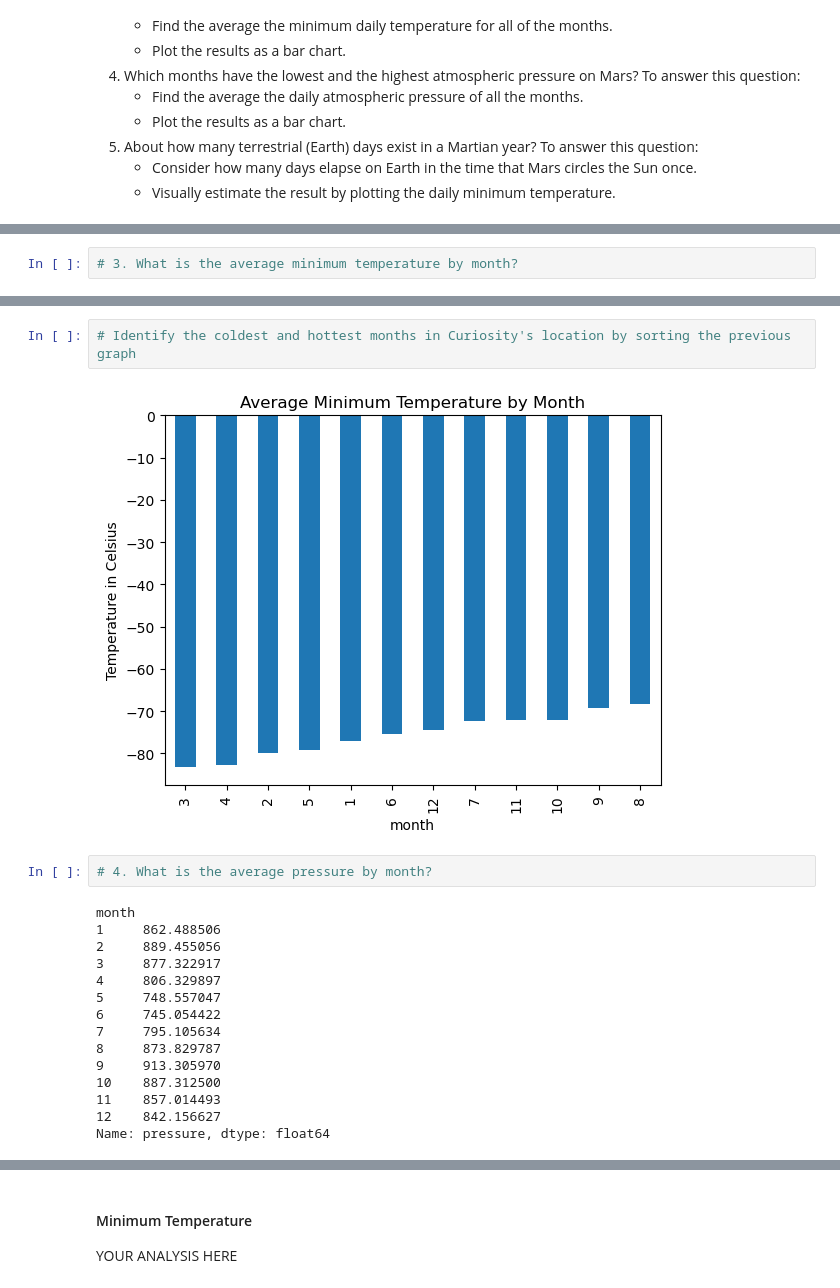
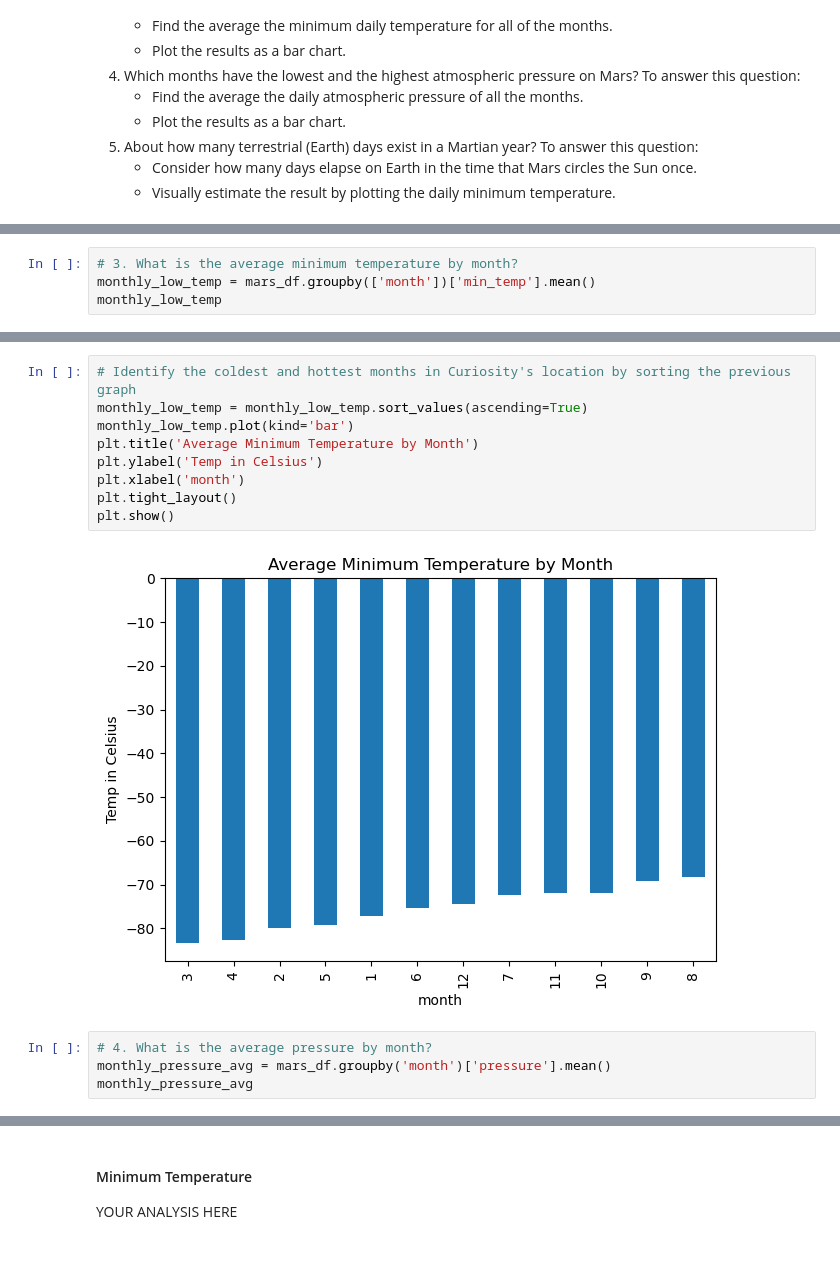
Before and after one commit to bhart4278/web-scraping-challenge, a Jupyter notebook: PyScrape/part_2_mars_weather.ipynb, the cells around one changed output, grey strips where cells are left out. Saved outputs shown, nothing was run; the diff lists cells and outputs as text; blank space fills up the shorter version.

```diff
--- a/PyScrape/part_2_mars_weather.ipynb
+++ b/PyScrape/part_2_mars_weather.ipynb
@@ -164,6 +188,8 @@ Analyze your dataset by using Pandas functions to answer the following questions
 1867
 # %%
 # 3. What is the average minimum temperature by month?
+monthly_low_temp = mars_df.groupby(['month'])['min_temp'].mean()
+monthly_low_temp
 # %% [output]
 month
 1    -77.160920
@@ -186,21 +218,15 @@ Name: min_temp, dtype: float64
 # %%
 # Identify the coldest and hottest months in Curiosity's location by sorting the previous graph
+monthly_low_temp = monthly_low_temp.sort_values(ascending=True)
+monthly_low_temp.plot(kind='bar')
+plt.title('Average Minimum Temperature by Month')
+plt.ylabel('Temp in Celsius')
+plt.xlabel('month')
+plt.tight_layout()
+plt.show()
 # %% [output]
-[figure, old version]
+[figure, new version]
 # %%
 # 4. What is the average pressure by month?
+monthly_pressure_avg = mars_df.groupby('month')['pressure'].mean()
+monthly_pressure_avg
-# %% [output]
-month
-1     862.488506
-2     889.455056
-3     877.322917
-4     806.329897
-5     748.557047
-6     745.054422
-7     795.105634
-8     873.829787
-9     913.305970
-10    887.312500
-11    857.014493
-12    842.156627
-Name: pressure, dtype: float64
```
Also changed, not shown: parts of 13 cells of this notebook, 1 other file.
